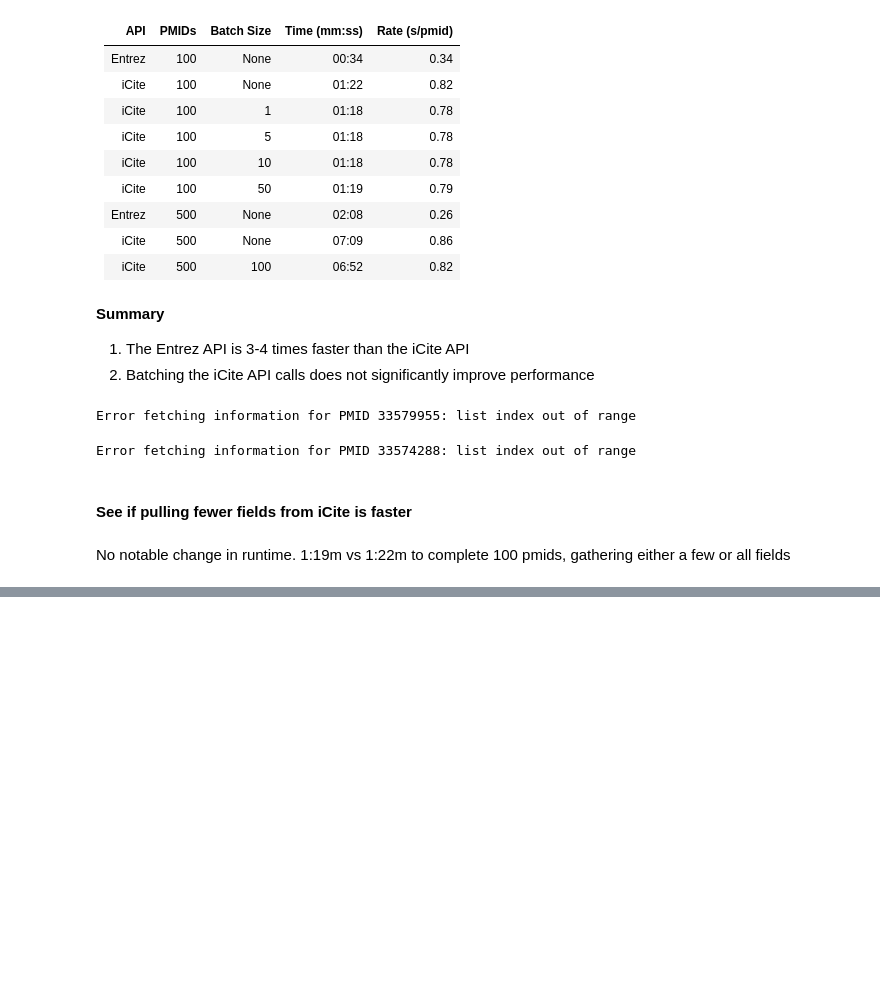
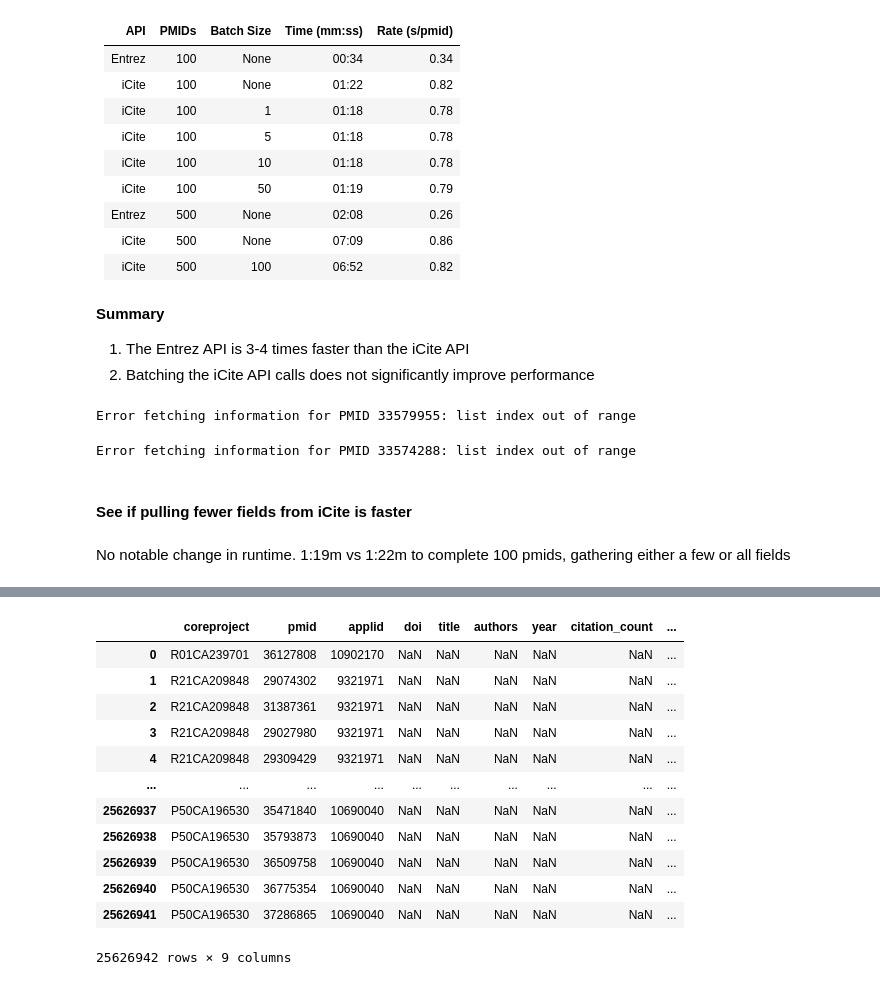
Before and after one commit to CBIIT/INS-Data, a Jupyter notebook: notebooks/08_gather_publications_icite.ipynb, the cells around one changed output, grey strips where cells are left out. Drawn from its saved outputs; the diff is of its cells as text; code cells hidden in the pictures; blank space fills up the shorter version.

```diff
--- a/notebooks/08_gather_publications_icite.ipynb
+++ b/notebooks/08_gather_publications_icite.ipynb
@@ -422,0 +648,38 @@ No notable change in runtime. 1:19m vs 1:22m to complete 100 pmids, gathering ei
+# %%
+# THERE IS AN UPDATED VERSION OF THIS FUNCTION BELOW
+def enrich_df_with_icite(df_pmid, icite_filepath, cols=None, chunk_size=250000):
+    """
+    Enrich a DataFrame with iCite data using chunks.
+
+    :param df_pmid (pd.DataFrame): DataFrame containing PMID-related data.
+    :param icite_filepath (str): Path to the zipped iCite CSV file.
+    :param cols (list): List of columns to select from df_pmid before merging.
+                   If None, all columns from df_pmid are used.
+    :param chunk_size (int): Number of rows to read per chunk.
+
+    :return: pd.DataFrame: Enriched DataFrame with iCite data.
+    """
+
+    # If cols is not specified, use all columns from df_pmid
+    if cols is None:
+        cols = df_pmid.columns.tolist()
+
+    # Initialize an empty list to store the enriched data chunks
+    df_enriched_chunks = []
+
+    # Create a tqdm wrapper around the generator to track progress
+    chunks = tqdm(pd.read_csv(icite_filepath, compression='zip', chunksize=chunk_size),
+                  desc="Processing iCite", unit="chunk")
+
+    # Iterate through chunks of the iCite DataFrame
+    for chunk in chunks:
+        # Merge only the specified columns from df_pmid where 'pmid' values match
+        df_merged = pd.merge(df_pmid, chunk[cols], how='left', on='pmid')
+
+        # Append the merged DataFrame to the list
+        df_enriched_chunks.append(df_merged)
+
+    # Concatenate all the chunks into the final enriched DataFrame
+    df_enriched = pd.concat(df_enriched_chunks, ignore_index=True)
+
+    return df_enriched
@@ -422,0 +691,16 @@ No notable change in runtime. 1:19m vs 1:22m to complete 100 pmids, gathering ei
+# %%
+df_pmid_enriched
+# %% [output]
+|  | coreproject | pmid | applid | doi | title | authors | year | citation_count | ... |
+| 0 | R01CA239701 | 36127808 | 10902170 | NaN | NaN | NaN | NaN | NaN | ... |
+| 1 | R21CA209848 | 29074302 | 9321971 | NaN | NaN | NaN | NaN | NaN | ... |
+| 2 | R21CA209848 | 31387361 | 9321971 | NaN | NaN | NaN | NaN | NaN | ... |
+| 3 | R21CA209848 | 29027980 | 9321971 | NaN | NaN | NaN | NaN | NaN | ... |
+| 4 | R21CA209848 | 29309429 | 9321971 | NaN | NaN | NaN | NaN | NaN | ... |
+| ... | ... | ... | ... | ... | ... | ... | ... | ... | ... |
+| 25626937 | P50CA196530 | 35471840 | 10690040 | NaN | NaN | NaN | NaN | NaN | ... |
+| 25626938 | P50CA196530 | 35793873 | 10690040 | NaN | NaN | NaN | NaN | NaN | ... |
+| 25626939 | P50CA196530 | 36509758 | 10690040 | NaN | NaN | NaN | NaN | NaN | ... |
+| 25626940 | P50CA196530 | 36775354 | 10690040 | NaN | NaN | NaN | NaN | NaN | ... |
+| 25626941 | P50CA196530 | 37286865 | 10690040 | NaN | NaN | NaN | NaN | NaN | ... |
+25626942 rows × 9 columns
```
Also changed, not shown: parts of 66 cells of this notebook, 4 other files.
